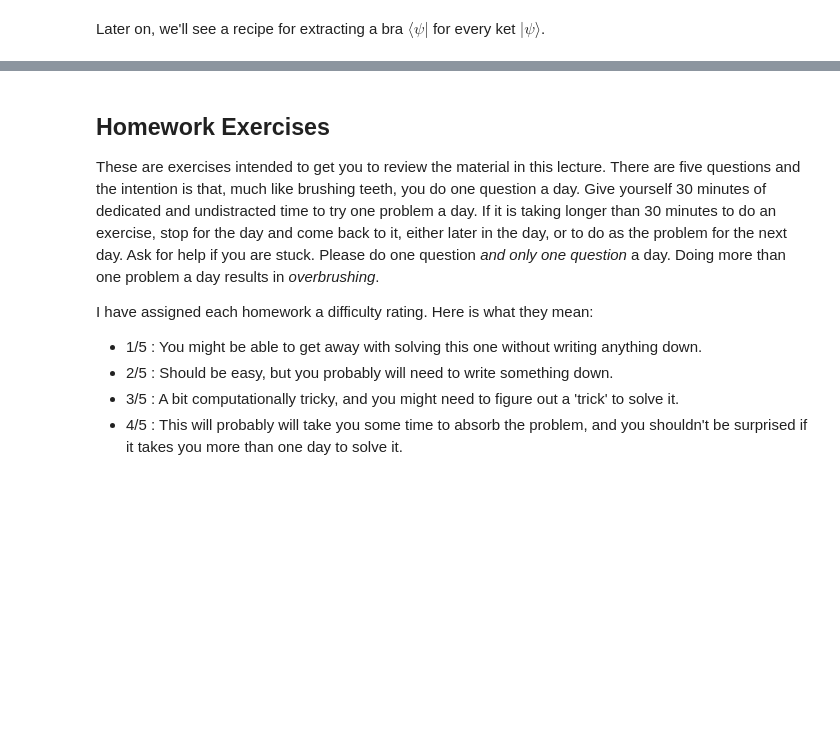
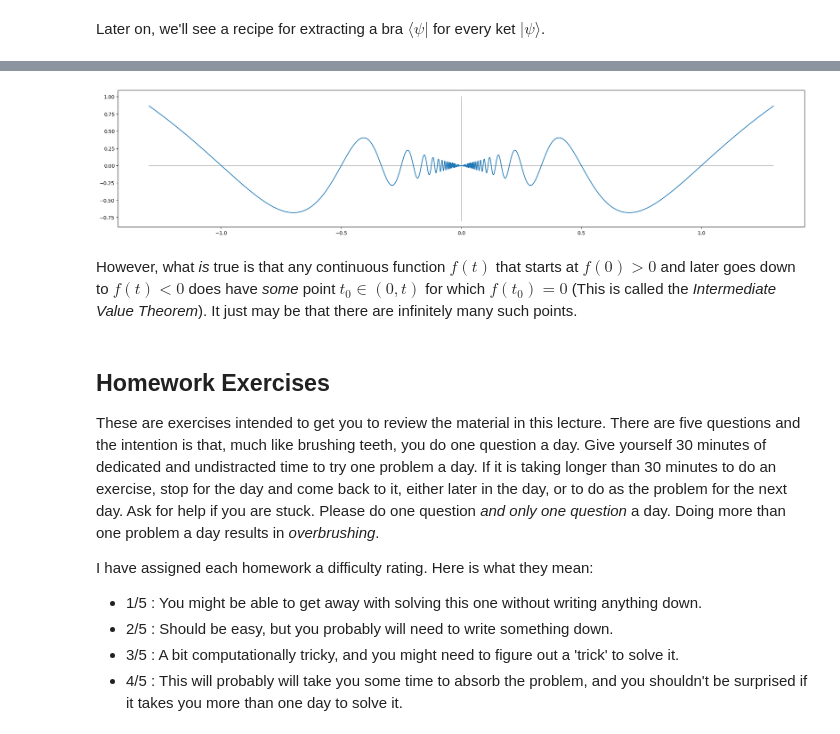
Before and after one commit to soundsflyout/QMATH, a Jupyter notebook: 1-Vectors.ipynb, the cells around one changed output, grey strips where cells are left out. Saved outputs shown, nothing was run; the diff lists cells and outputs as text; code cells hidden in the pictures; blank space fills up the shorter version.

```diff
--- a/1-Vectors.ipynb
+++ b/1-Vectors.ipynb
@@ -1187,3 +1369,25 @@ Later on, we'll see a recipe for extracting a bra $\langle \psi |$ for every ket
+# %%
+import seaborn as sns
+import matplotlib.pyplot as plt
+import numpy as np
+
+def f(t: float) -> float:
+    if t != 0:
+        return t*np.sin(np.pi/t)
+    else:
+        return 0
+
+x_vals = np.linspace(-1.3,1.3,3000)
+
+plt.figure(figsize=(25,5))
+sns.lineplot(x=[-1.3,1.3], y=[0,0], c='gray', alpha=0.5)
+sns.lineplot(x=[0,0], y=[-0.8, 1], c='gray', estimator=None, alpha=0.5)
+sns.lineplot(x=x_vals, y=[f(x) for x in x_vals])
+plt.show()
+# %% [output]
+[figure, added]
+# %% [markdown]
+However, what *is* true is that any continuous function $f(t)$ that starts at $f(0) > 0$ and later goes down to $f(t) < 0$ does have *some* point $t_0 \in (0,t)$ for which $f(t_0) = 0$ (This is called the *Intermediate Value Theorem*). It just may be that there are infinitely many such points.
 # %% [markdown]
 ## Homework Exercises
 
```
Also changed, not shown: parts of 12 cells of this notebook.
